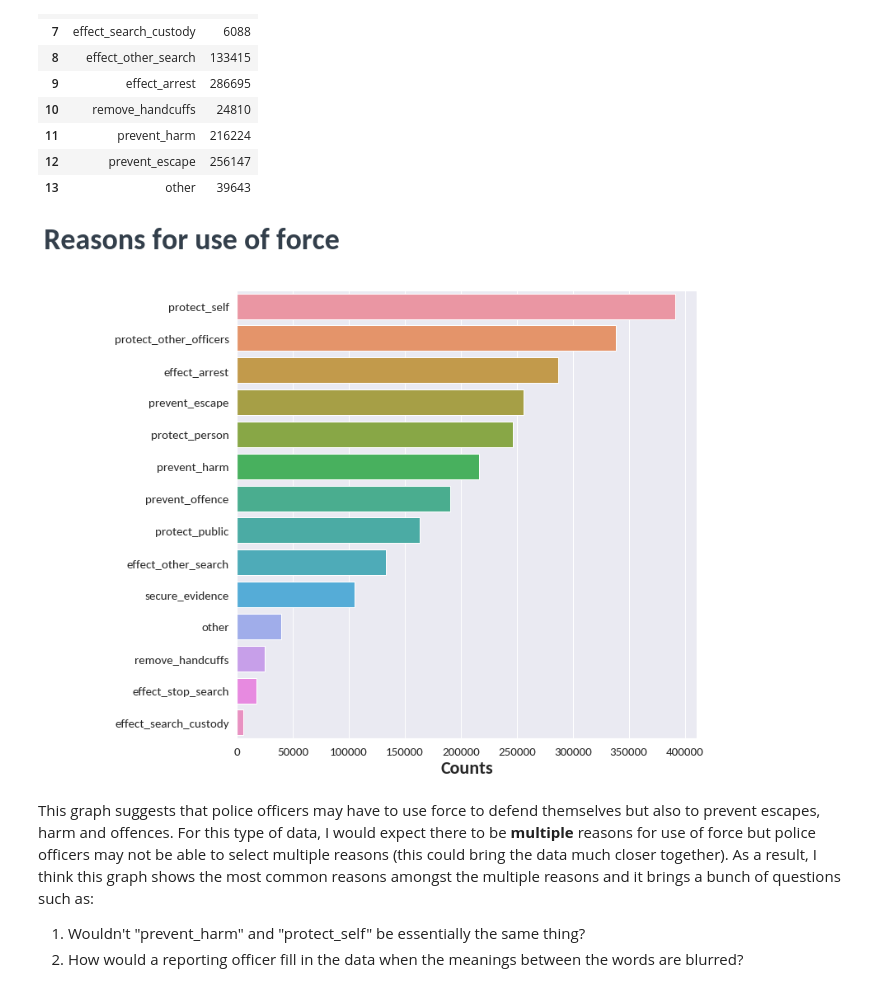
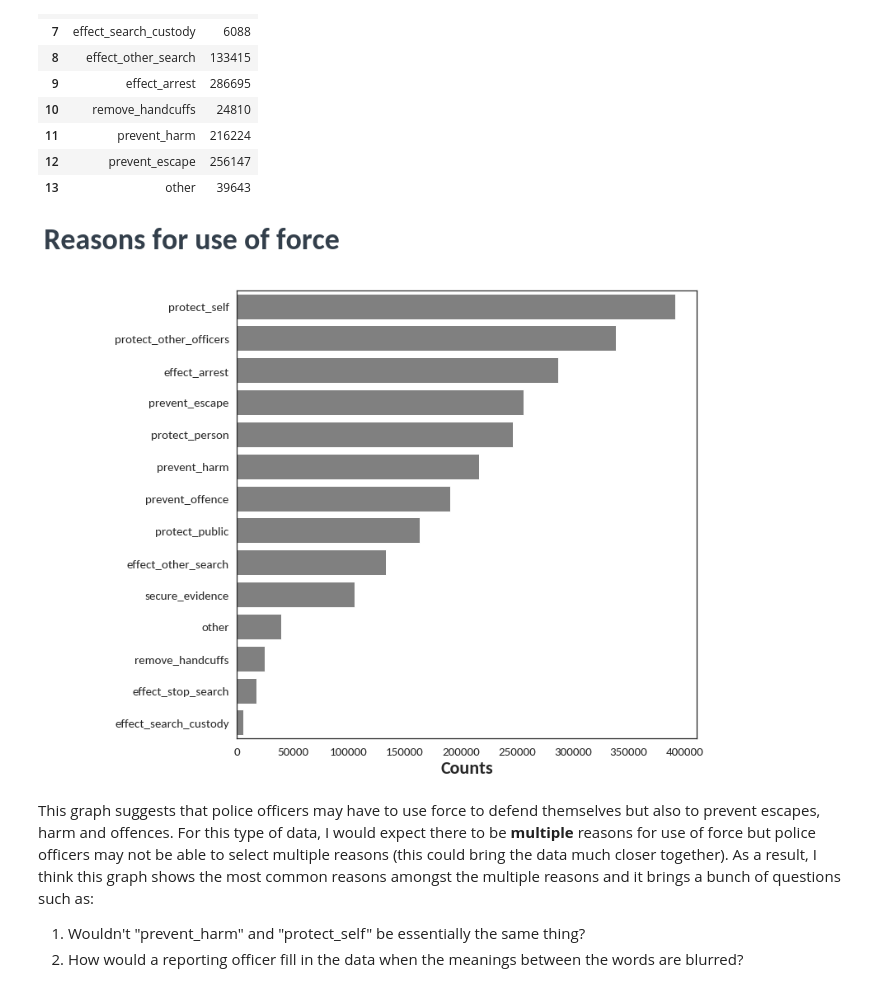
Before and after one commit to HelloWorld183L/EDA_Work, a Jupyter notebook: EDA_Police_Use_Of_Force.ipynb, the cells around one changed output. Saved outputs shown, nothing was run; the diff lists cells and outputs as text; code cells hidden in the pictures.

```diff
--- a/EDA_Police_Use_Of_Force.ipynb
+++ b/EDA_Police_Use_Of_Force.ipynb
@@ -6,5 +6,6 @@ import matplotlib.pyplot as plt
 import seaborn as sns
 
 sns.set()
+sns.set_style('white')
 # %% [markdown]
 # Data context
@@ -234,17 +239,17 @@ reason_counts_df
 # %%
 fig, _ = plt.subplots(1, figsize=(10,10))
 
-ax = sns.barplot(x='counts', y='reason_names', data=reason_counts_df.sort_values(by='counts', ascending=False))
+ax = sns.barplot(x='counts', y='reason_names', color='grey', data=reason_counts_df.sort_values(by='counts', ascending=False))
 
 fig.text(-0.2, 0.95, 'Reasons for use of force', fontsize=36, fontweight='black', color = '#333F4B')
 ax.set_xlabel(xlabel="Counts", fontsize=22, fontweight='black')
 ax.set_ylabel(ylabel='')
 ax.tick_params(axis='both', which='major', labelsize=15)
 plt.rcParams['font.sans-serif'] = 'Carlito'
 
 plt.savefig('fig3_reasons_for_force.png', bbox_inches='tight')
 # %% [output]
-[figure, old version]
+[figure, new version]
 # %% [markdown]
 This graph suggests that police officers may have to use force to defend themselves but also to prevent escapes, harm and offences. For this type of data, I would expect there to be **multiple** reasons for use of force but police officers may not be able to select multiple reasons (this could bring the data much closer together). As a result, I think this graph shows the most common reasons amongst the multiple reasons and it brings a bunch of questions such as:
 1. Wouldn't "prevent_harm" and "protect_self" be essentially the same thing?
```
Also changed, not shown: parts of 14 cells of this notebook.
